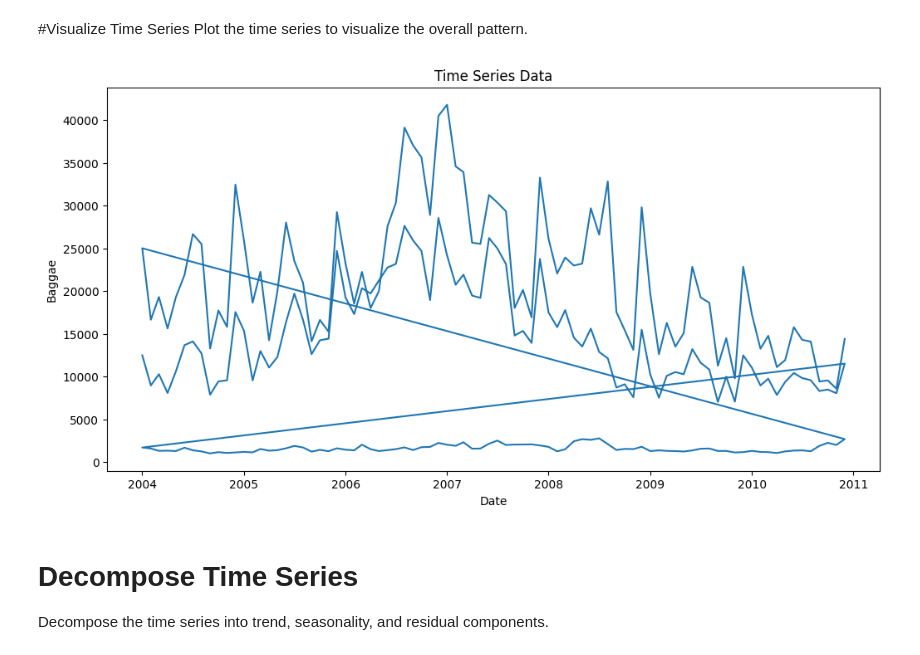
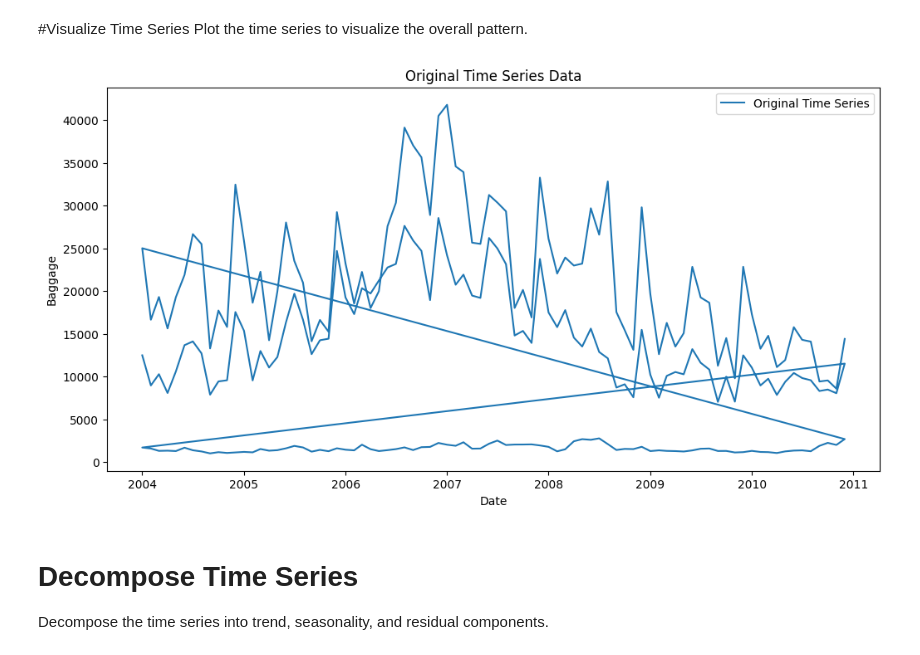
Before and after one commit to MandiraBanerjee2001/Mandira2001, a Jupyter notebook: Time_Series_Dataset.ipynb, the cells around one changed output. Saved outputs shown, nothing was run; the diff lists cells and outputs as text; code cells hidden in the pictures.

```diff
--- a/Time_Series_Dataset.ipynb
+++ b/Time_Series_Dataset.ipynb
@@ -108,7 +108,10 @@ from statsmodels.tsa.seasonal import seasonal_decompose
 # %% [markdown]
 #Load Time Series Data
 # %%
+# Replace 'your_data.csv' with the actual file or data source
+data = pd.read_csv('baggagecomplaints.csv')
 
+# Assuming you have a timestamp column, convert it to datetime format
 data['Date'] = pd.to_datetime(data['Date'])
 data.set_index('Date', inplace=True)
 # %% [markdown]
@@ -116,13 +119,14 @@ data.set_index('Date', inplace=True)
 Plot the time series to visualize the overall pattern.
 # %%
 plt.figure(figsize=(12, 6))
-plt.plot(data['Baggage'])
-plt.title('Time Series Data')
+plt.plot(data['Baggage'], label='Original Time Series')
+plt.title('Original Time Series Data')
 plt.xlabel('Date')
-plt.ylabel('Baggae')
+plt.ylabel('Baggage')
+plt.legend()
 plt.show()
 # %% [output]
-[figure, old version]
+[figure, new version]
 # %% [markdown]
 # Decompose Time Series
 Decompose the time series into trend, seasonality, and residual components.
```
Also changed, not shown: parts of 16 cells of this notebook.
